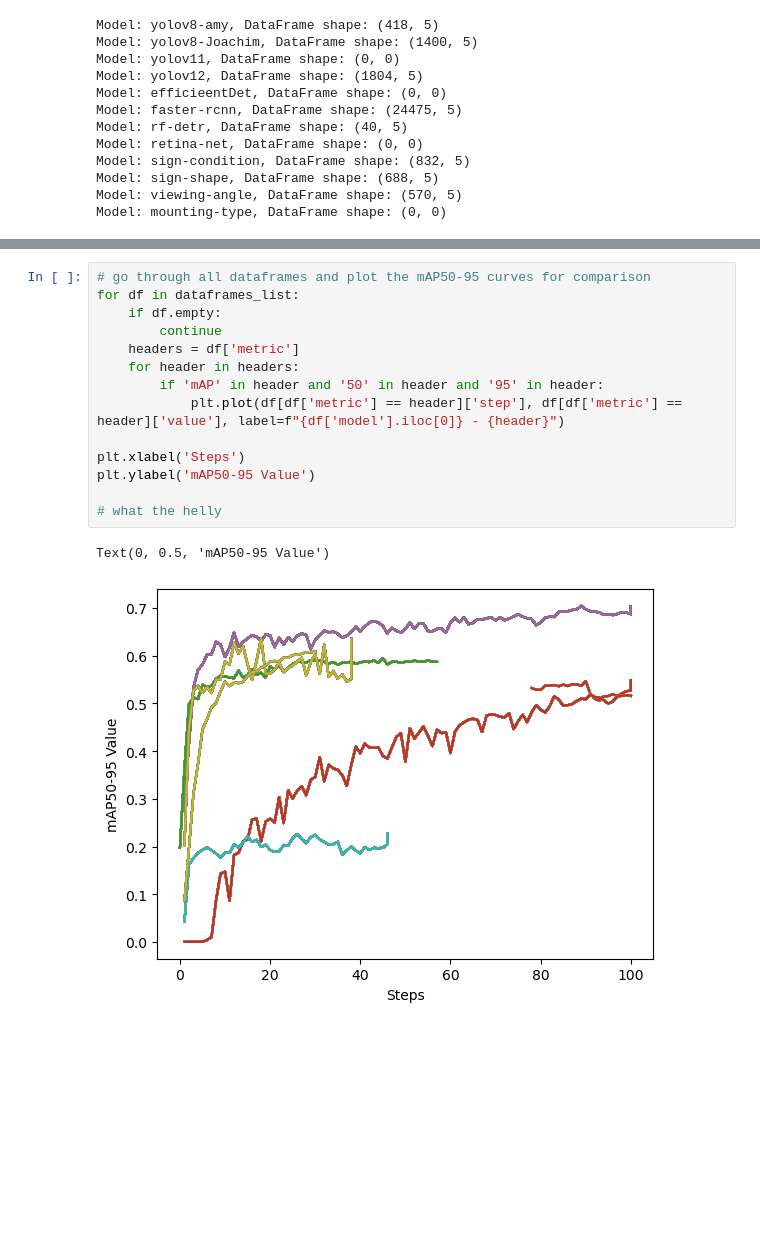
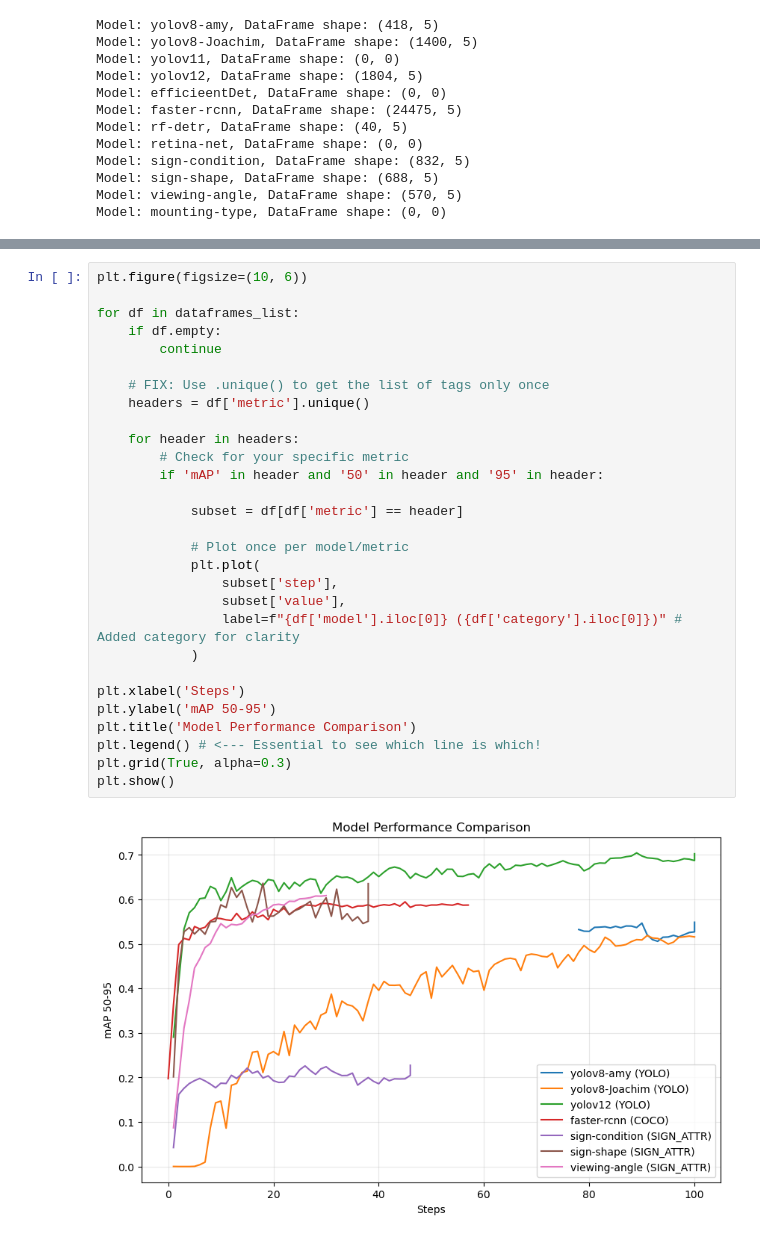
Before and after one commit to spiteriamy/ari3129-cv-group-project, a Jupyter notebook: 2c_results_comparison.ipynb, the cells around one changed output, grey strips where cells are left out. Saved outputs shown, nothing was run; the diff lists cells and outputs as text; blank space fills up the shorter version.

Commit message:
corrected plot

```diff
--- a/2c_results_comparison.ipynb
+++ b/2c_results_comparison.ipynb
@@ -169,17 +169,31 @@ Unique mAP50-95 headers found: {'metrics_mAP50-95B', 'metrics/mAP50-95(B)', 'met
-# %%
-# go through all dataframes and plot the mAP50-95 curves for comparison
-for df in dataframes_list:
-    if df.empty:
-        continue
-    headers = df['metric']
-    for header in headers:
-        if 'mAP' in header and '50' in header and '95' in header:
-            plt.plot(df[df['metric'] == header]['step'], df[df['metric'] == header]['value'], label=f"{df['model'].iloc[0]} - {header}")
-
-plt.xlabel('Steps')
-plt.ylabel('mAP50-95 Value')
-
-# what the helly
-# %% [output]
-Text(0, 0.5, 'mAP50-95 Value')
-[figure, removed]
+# %%
+plt.figure(figsize=(10, 6))
+
+for df in dataframes_list:
+    if df.empty:
+        continue
+
+    # FIX: Use .unique() to get the list of tags only once
+    headers = df['metric'].unique()
+
+    for header in headers:
+        # Check for your specific metric
+        if 'mAP' in header and '50' in header and '95' in header:
+
+            subset = df[df['metric'] == header]
+
+            # Plot once per model/metric
+            plt.plot(
+                subset['step'],
+                subset['value'],
+                label=f"{df['model'].iloc[0]} ({df['category'].iloc[0]})" # Added category for clarity
+            )
+
+plt.xlabel('Steps')
+plt.ylabel('mAP 50-95')
+plt.title('Model Performance Comparison')
+plt.legend() # <--- Essential to see which line is which!
+plt.grid(True, alpha=0.3)
+plt.show()
+# %% [output]
+[figure, added]
```
Also changed, not shown: parts of 1 cell of this notebook.
